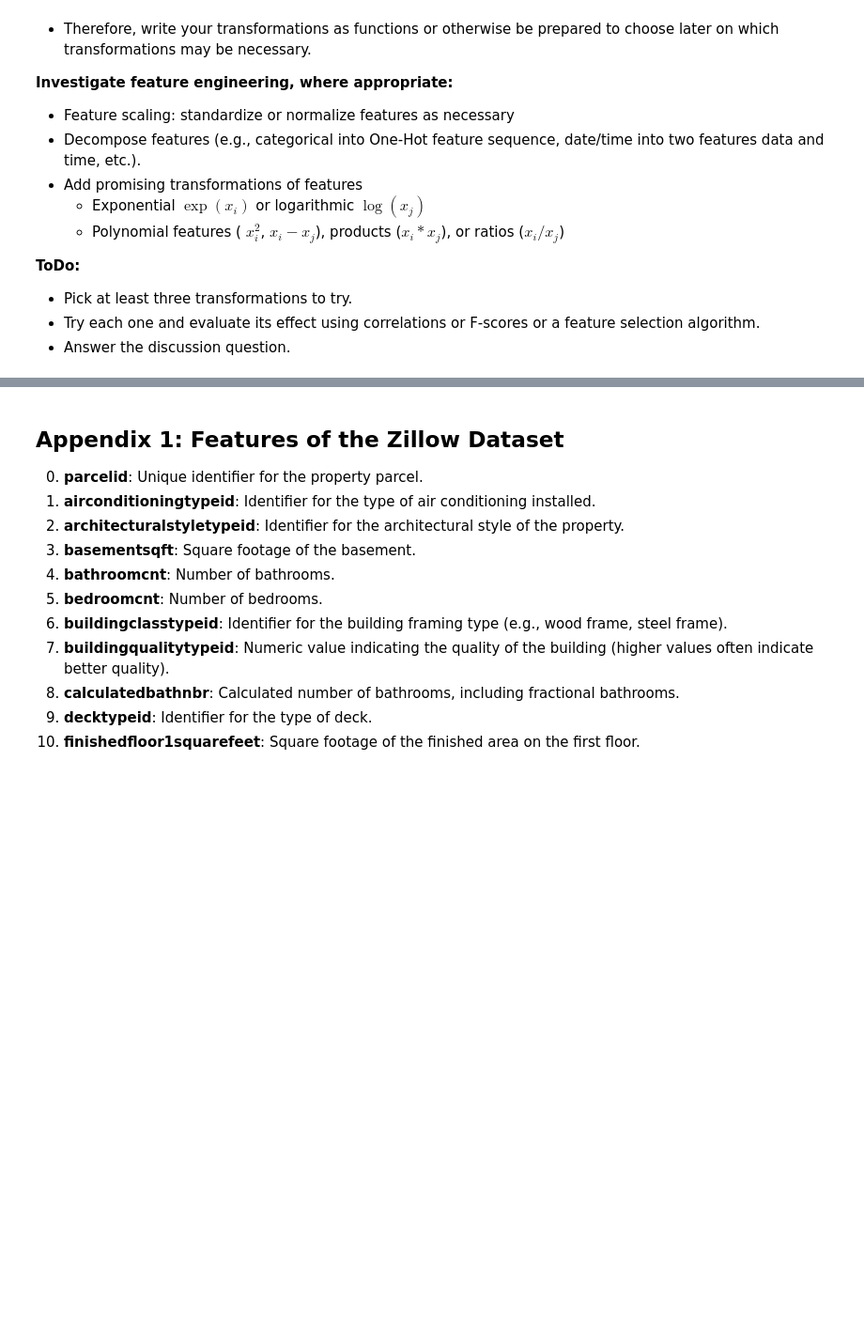
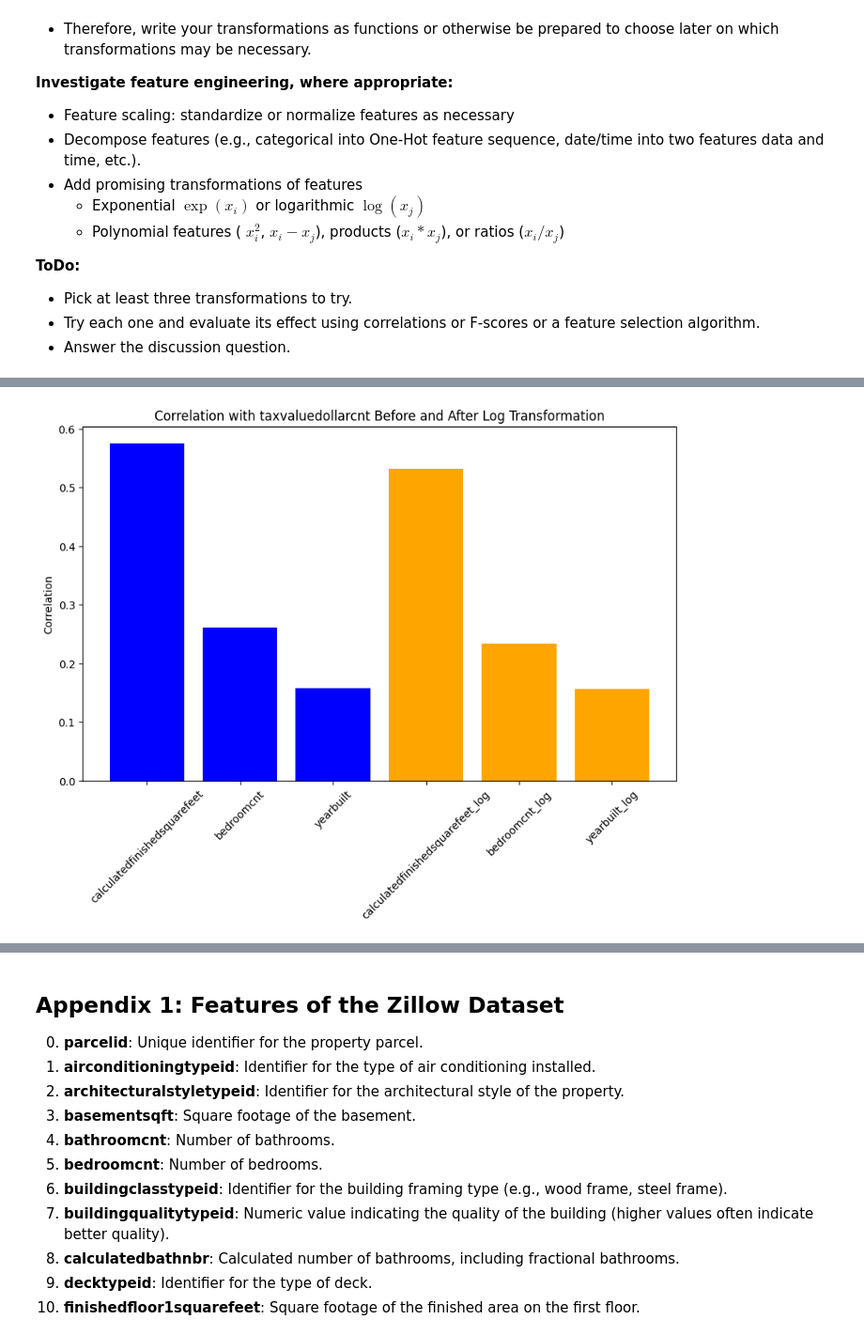
Before and after one commit to DaveD-BU/DS_603_Team_17, a Jupyter notebook: Milestone_01.ipynb, the cells around one changed output, grey strips where cells are left out. Shown at 94% size. Drawn from its saved outputs; the diff is of its cells as text; code cells hidden in the pictures; blank space fills up the shorter version.

```diff
--- a/Milestone_01.ipynb
+++ b/Milestone_01.ipynb
@@ -714,0 +712,79 @@ to choose later on which transformations may be necessary.
+# %%
+df_5 = df_cleaned_e.copy()
+
+# Function 1: Logarithmic Transformation for Skewed Features
+def apply_log_transformation(data, features):
+    """Apply log(x + 1) transformation to handle skewness."""
+    df_transformed = data.copy()
+    for feature in features:
+        df_transformed[f'{feature}_log'] = np.log1p(data[feature])  # log1p handles zeros
+    return df_transformed
+
+# Function 2: Feature Scaling (Standardization)
+def standardize_features(data, features):
+    """Standardize features to mean=0, std=1."""
+    df_scaled = data.copy()
+    scaler = StandardScaler()
+    df_scaled[[f'{feat}_scaled' for feat in features]] = scaler.fit_transform(data[features])
+    return df_scaled
+
+# Function 3: Polynomial Features (Quadratic Terms) - FIXED
+def add_polynomial_features(data, features):
+    """Add quadratic (x^2) terms for selected features."""
+    df_poly = data.copy()
+    poly = PolynomialFeatures(degree=2, include_bias=False)
+    poly_features = poly.fit_transform(data[features])
+
+    all_feature_names = poly.get_feature_names_out(features)
+    quadratic_indices = [i for i, name in enumerate(all_feature_names) if '^2' in name]
+    quadratic_names = [f'{feat}_squared' for feat in features]
+    df_poly[quadratic_names] = poly_features[:, quadratic_indices]
+    return df_poly
+
+
+features_to_transform = ['calculatedfinishedsquarefeet', 'bedroomcnt', 'yearbuilt']
+target = 'taxvaluedollarcnt'
+
+# 1. Log Transformation
+df_log = apply_log_transformation(df_5, features_to_transform)
+log_features = [f'{feat}_log' for feat in features_to_transform]
+
+# 2. Standardization
+df_scaled = standardize_features(df_5, features_to_transform)
+scaled_features = [f'{feat}_scaled' for feat in features_to_transform]
+
+# 3. Polynomial Features (Fixed)
+df_poly = add_polynomial_features(df_5, features_to_transform)
+poly_features = [f'{feat}_squared' for feat in features_to_transform]
+
+
+def evaluate_transformations(original_data, transformed_data, new_features, target):
+    """Compute correlations with target before and after transformation."""
+    correlations_before = original_data[features_to_transform].corrwith(original_data[target])
+    correlations_after = transformed_data[new_features].corrwith(transformed_data[target])
+    return pd.DataFrame({
+        'Feature': features_to_transform + new_features,
+        'Correlation (Before/After)': list(correlations_before) + list(correlations_after)
+    })
+
+
+print("Evaluating Log Transformation:")
+log_eval = evaluate_transformations(df_5, df_log, log_features, target)
+print(log_eval)
+
+print("\nEvaluating Standardization:")
+scaled_eval = evaluate_transformations(df_5, df_scaled, scaled_features, target)
+print(scaled_eval)
+
+print("\nEvaluating Polynomial Features:")
+poly_eval = evaluate_transformations(df_5, df_poly, poly_features, target)
+print(poly_eval)
+
+
+plt.figure(figsize=(10, 6))
+plt.bar(log_eval['Feature'], log_eval['Correlation (Before/After)'], color=['blue']*3 + ['orange']*3)
+plt.xticks(rotation=45)
+plt.title('Correlation with taxvaluedollarcnt Before and After Log Transformation')
+plt.ylabel('Correlation')
+plt.show()
+# %% [output]
@@ -714,0 +808 @@ to choose later on which transformations may be necessary.
+[figure, added]
```
Also changed, not shown: parts of 5 cells of this notebook.
